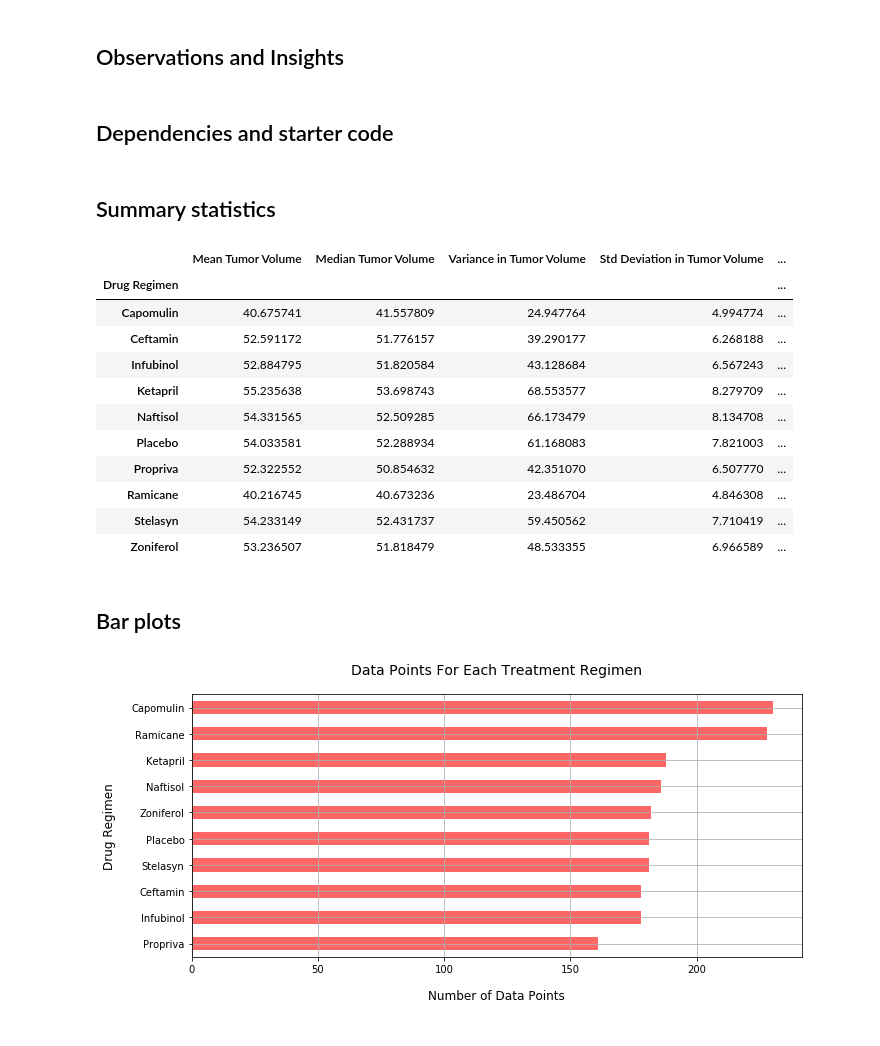
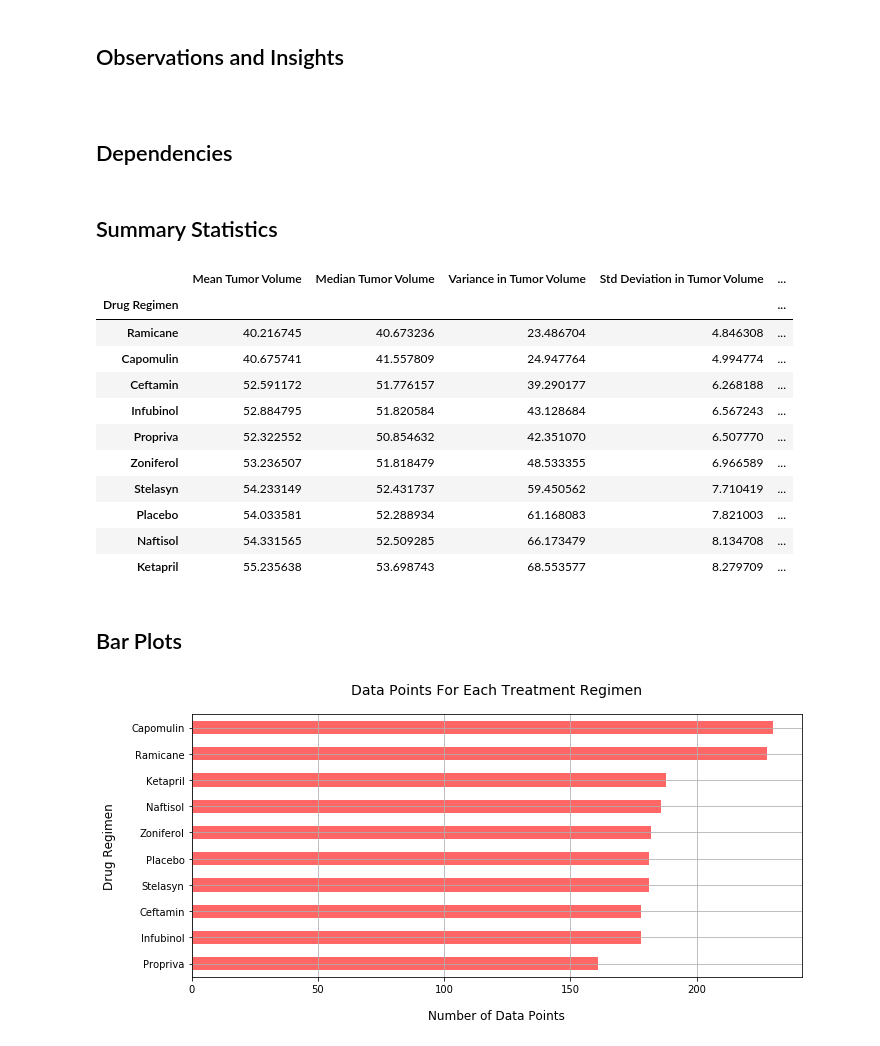
Before and after one commit to anulkar/matplotlib-challenge, a Jupyter notebook: Pymaceuticals/pymaceuticals.ipynb, the cells around one changed output. Cells and saved outputs as stored; diff of their text form; code cells hidden in the pictures.

```diff
--- a/Pymaceuticals/pymaceuticals.ipynb
+++ b/Pymaceuticals/pymaceuticals.ipynb
@@ -1,7 +1,9 @@
 # %% [markdown]
 ## Observations and Insights
+
+#
 # %% [markdown]
-## Dependencies and starter code
+## Dependencies
 # %%
 # Dependencies and Setup
 import matplotlib.pyplot as plt
@@ -22,48 +24,49 @@ study_results = pd.read_csv(study_results)
 # Combine the data into a single dataset
 mice_study_data = pd.merge(mouse_metadata, study_results, on='Mouse ID')
 # %% [markdown]
-## Summary statistics
+## Summary Statistics
 # %%
 ## Generate a summary statistics table of mean, median, variance, standard deviation, and SEM of the tumor volume for each regimen
 
 # Group the combined data frame by Drug Regimen
 drug_regimen_tumor_volumes = mice_study_data.groupby(['Drug Regimen'])
 
 # Calculate mean of the tumor volumes for each regimen
 mean_tumor_volume = drug_regimen_tumor_volumes['Tumor Volume (mm3)'].mean()
 
 # Calculate median of the tumor volumes for each regimen
 median_tumor_volume = drug_regimen_tumor_volumes['Tumor Volume (mm3)'].median()
 
 # Calculate unbiased variance of the tumor volumes for each regimen
 var_tumor_volume = drug_regimen_tumor_volumes['Tumor Volume (mm3)'].var()
 
 # Calculate standard deviation of the tumor volumes for each regimen
 std_tumor_volume = drug_regimen_tumor_volumes['Tumor Volume (mm3)'].std()
 
 # Calculate unbiased SEM (standard error of the mean) of the tumor volumes for each regimen
 sem_tumor_volume = drug_regimen_tumor_volumes['Tumor Volume (mm3)'].sem()
 
 # Save tumor volume statistics to a summary data frame
 tumor_volumes_stats_summary = pd.DataFrame( {'Mean Tumor Volume': mean_tumor_volume, 'Median Tumor Volume': median_tumor_volume, 'Variance in Tumor Volume': var_tumor_volume, 'Std Deviation in Tumor Volume': std_tumor_volume, 'SEM for Tumor Volume': sem_tumor_volume} )
 
-# Print tumor volume summary data frame
+# Print tumor volume summary data frame sorted on lowest to highest values for SEM Tumor Volume
+tumor_volumes_stats_summary = tumor_volumes_stats_summary.sort_values('SEM for Tumor Volume')
 tumor_volumes_stats_summary
 # %% [output]
 |  | Mean Tumor Volume | Median Tumor Volume | Variance in Tumor Volume | Std Deviation in Tumor Volume | ... |
 | Drug Regimen |  |  |  |  | ... |
+| Ramicane | 40.216745 | 40.673236 | 23.486704 | 4.846308 | ... |
 | Capomulin | 40.675741 | 41.557809 | 24.947764 | 4.994774 | ... |
 | Ceftamin | 52.591172 | 51.776157 | 39.290177 | 6.268188 | ... |
 | Infubinol | 52.884795 | 51.820584 | 43.128684 | 6.567243 | ... |
+| Propriva | 52.322552 | 50.854632 | 42.351070 | 6.507770 | ... |
+| Zoniferol | 53.236507 | 51.818479 | 48.533355 | 6.966589 | ... |
+| Stelasyn | 54.233149 | 52.431737 | 59.450562 | 7.710419 | ... |
+| Placebo | 54.033581 | 52.288934 | 61.168083 | 7.821003 | ... |
+| Naftisol | 54.331565 | 52.509285 | 66.173479 | 8.134708 | ... |
 | Ketapril | 55.235638 | 53.698743 | 68.553577 | 8.279709 | ... |
-| Naftisol | 54.331565 | 52.509285 | 66.173479 | 8.134708 | ... |
-| Placebo | 54.033581 | 52.288934 | 61.168083 | 7.821003 | ... |
-| Propriva | 52.322552 | 50.854632 | 42.351070 | 6.507770 | ... |
-| Ramicane | 40.216745 | 40.673236 | 23.486704 | 4.846308 | ... |
-| Stelasyn | 54.233149 | 52.431737 | 59.450562 | 7.710419 | ... |
-| Zoniferol | 53.236507 | 51.818479 | 48.533355 | 6.966589 | ... |
 # %% [markdown]
-## Bar plots
+## Bar Plots
 # %%
 # Generate a bar plot showing number of data points for each treatment regimen using pandas
 
```
Also changed, not shown: parts of 6 cells of this notebook.
